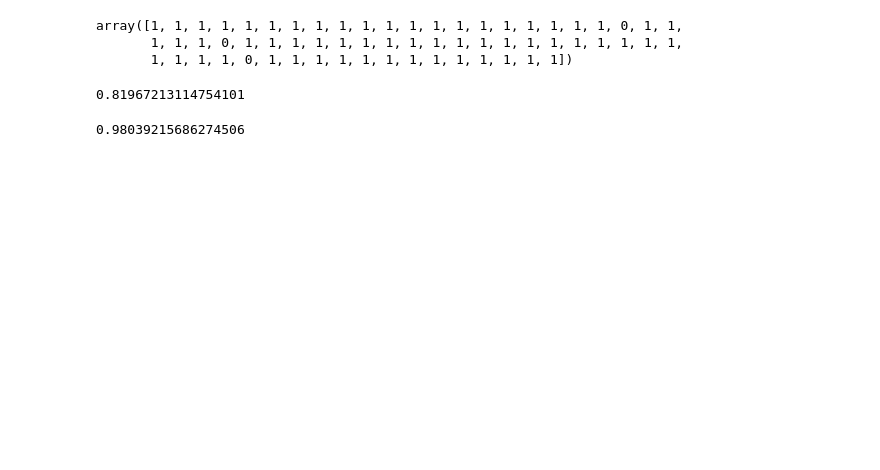
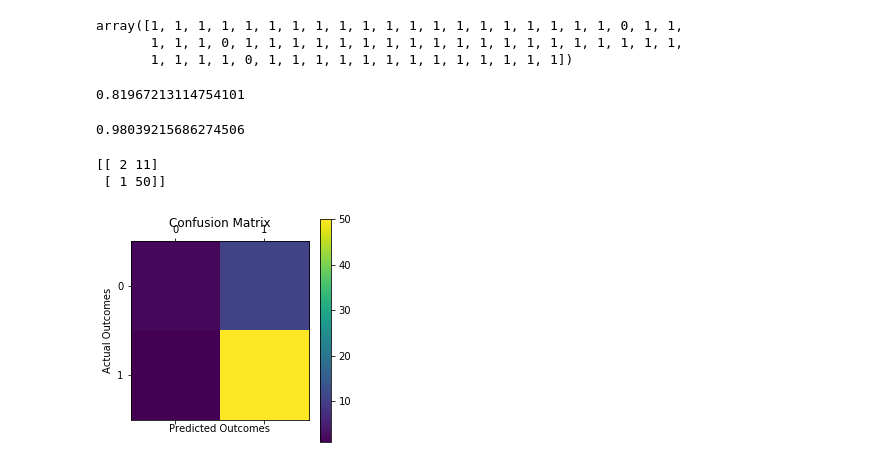
Before and after one commit to lizzieh14/US_Terrorism, a Jupyter notebook: Final_Project_US_Terrorism.ipynb, the cells around one changed output. Saved outputs shown, nothing was run; the diff lists cells and outputs as text; code cells hidden in the pictures; blank space fills up the shorter version.

```diff
--- a/Final_Project_US_Terrorism.ipynb
+++ b/Final_Project_US_Terrorism.ipynb
@@ -406,3 +422,20 @@ precision_score(y_test, y_pred)
 recall_score(y_test, y_pred)
 # %% [output]
 0.98039215686274506
+# %%
+cnf_matrix = confusion_matrix(y_test, y_pred)
+np.set_printoptions(precision=3)
+# %%
+print cnf_matrix
+# %% [output]
+[[ 2 11]
+ [ 1 50]]
+# %%
+plt.matshow(cnf_matrix)
+plt.title('Confusion Matrix')
+plt.colorbar()
+plt.ylabel('Actual Outcomes')
+plt.xlabel('Predicted Outcomes')
+plt.show()
+# %% [output]
+[figure, added]
```
Also changed, not shown: parts of 8 cells of this notebook.
